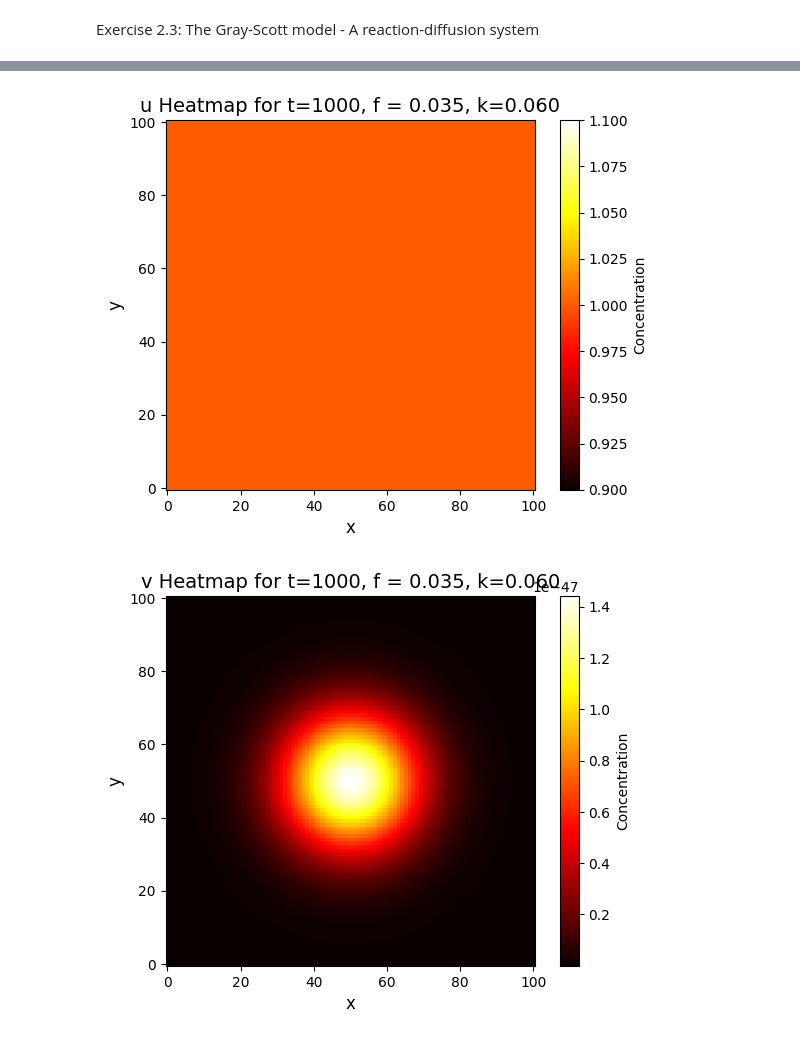
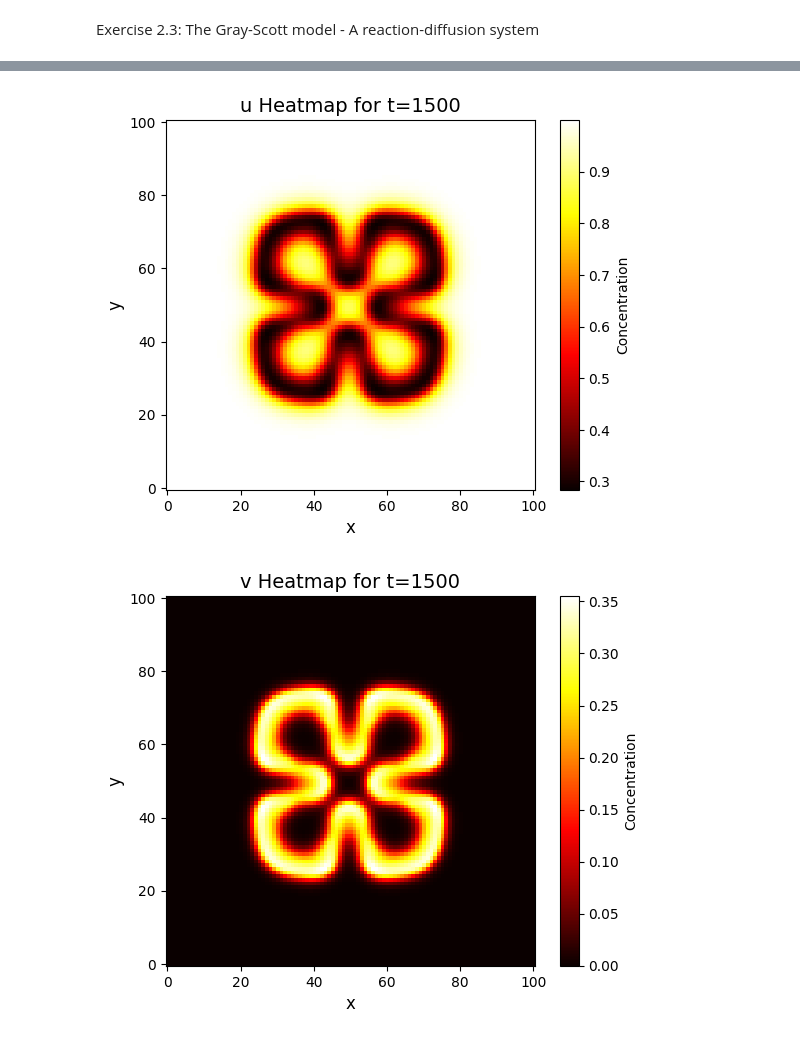
Before and after one commit to Marindevandijk/Scientific_Computing_Assignment2, a Jupyter notebook: ex2.3.ipynb, the cells around one changed output, grey strips where cells are left out. Drawn from its saved outputs; the diff is of its cells as text; code cells hidden in the pictures.

```diff
--- a/ex2.3.ipynb
+++ b/ex2.3.ipynb
@@ -32,7 +31,7 @@ def system_at_time(t):
     u_old = np.zeros((N+1,N+1))
     u_old[:,:] = 0.5
     v_old = np.zeros((N+1,N+1))
-    v_old[50,50] = 0.25
+    v_old[46:54,46:54] = 0.25
 
     u_new = u_old.copy()
     v_new = v_old.copy()
@@ -73,19 +108,19 @@ plt.show()
 # %%
-#f=0.035
+system_1500 = system_at_time(1500)
 
-plt.imshow(system_1000[0],cmap='hot', origin = 'lower')
+plt.imshow(system_1500[0],cmap='hot', origin = 'lower')
 plt.xlabel('x',size=12)
 plt.ylabel('y',size=12)
-plt.title('u Heatmap for t=1000, f = 0.035, k=0.060',size=14)
+plt.title('u Heatmap for t=1500',size=14)
 plt.colorbar(label='Concentration')
 plt.show()
 
-plt.imshow(system_1000[1],cmap='hot', origin = 'lower')
+plt.imshow(system_1500[1],cmap='hot', origin = 'lower')
 plt.xlabel('x',size=12)
 plt.ylabel('y',size=12)
-plt.title('v Heatmap for t=1000, f = 0.035, k=0.060',size=14)
+plt.title('v Heatmap for t=1500',size=14)
 plt.colorbar(label='Concentration')
 plt.show()
 # %% [output]
-[figure, old version]
+[figure, new version]
-[figure, old version]
+[figure, new version]
```
Also changed, not shown: parts of 7 cells of this notebook.
